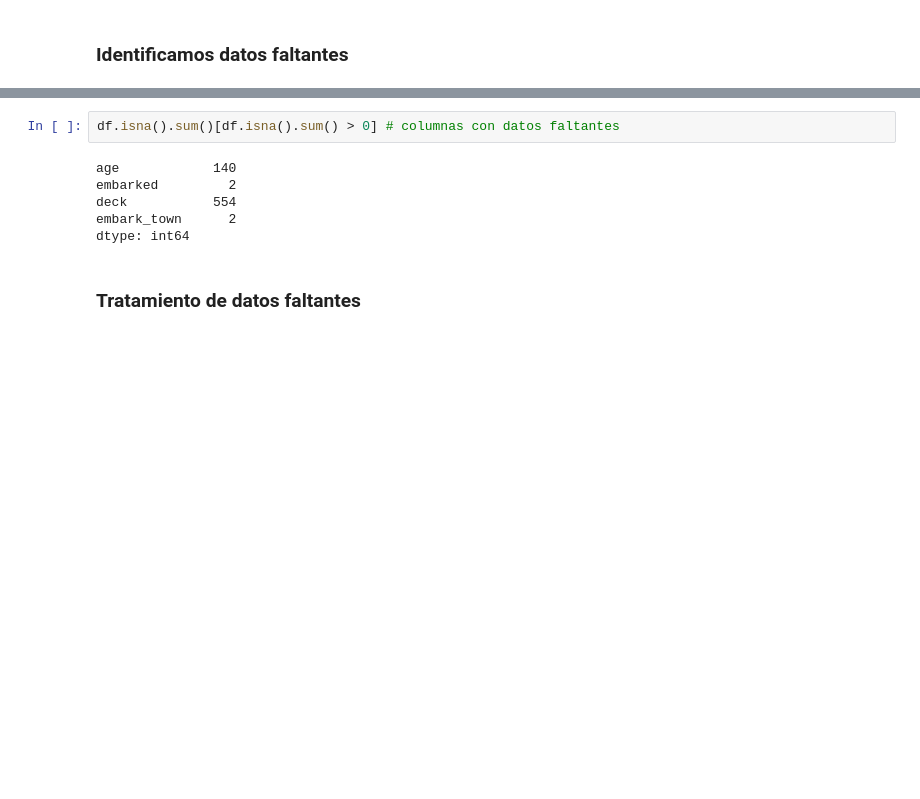
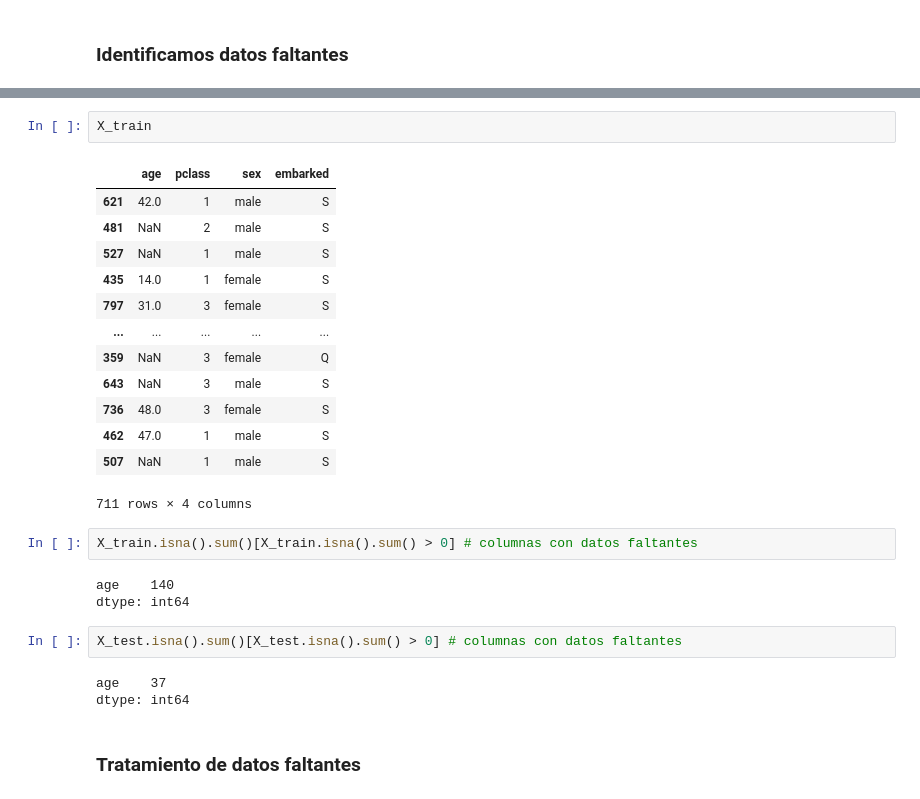
Before and after one commit to FIUBA-Posgrado-Inteligencia-Artificial/CEIA_Analisis_de_datos, a Jupyter notebook: notebooks/clase_05_tratamiento_datos_faltantes_adv.ipynb, the cells around one changed output, grey strips where cells are left out. Drawn from its saved outputs; the diff is of its cells as text; blank space fills up the shorter version.

```diff
--- a/notebooks/clase_05_tratamiento_datos_faltantes_adv.ipynb
+++ b/notebooks/clase_05_tratamiento_datos_faltantes_adv.ipynb
@@ -39,11 +52,29 @@ df.head(10)
+# %%
+X_train
+# %% [output]
+|  | age | pclass | sex | embarked |
+| 621 | 42.0 | 1 | male | S |
+| 481 | NaN | 2 | male | S |
+| 527 | NaN | 1 | male | S |
+| 435 | 14.0 | 1 | female | S |
+| 797 | 31.0 | 3 | female | S |
+| ... | ... | ... | ... | ... |
+| 359 | NaN | 3 | female | Q |
+| 643 | NaN | 3 | male | S |
+| 736 | 48.0 | 3 | female | S |
+| 462 | 47.0 | 1 | male | S |
+| 507 | NaN | 1 | male | S |
+711 rows × 4 columns
 # %%
-df.isna().sum()[df.isna().sum() > 0] # columnas con datos faltantes
+X_train.isna().sum()[X_train.isna().sum() > 0] # columnas con datos faltantes
 # %% [output]
-age            140
-embarked         2
-deck           554
-embark_town      2
+age    140
 dtype: int64
+# %%
+X_test.isna().sum()[X_test.isna().sum() > 0] # columnas con datos faltantes
+# %% [output]
+age    37
+dtype: int64
 # %% [markdown]
 ### Tratamiento de datos faltantes
 # %% [markdown]
```
Also changed, not shown: parts of 37 cells of this notebook.
